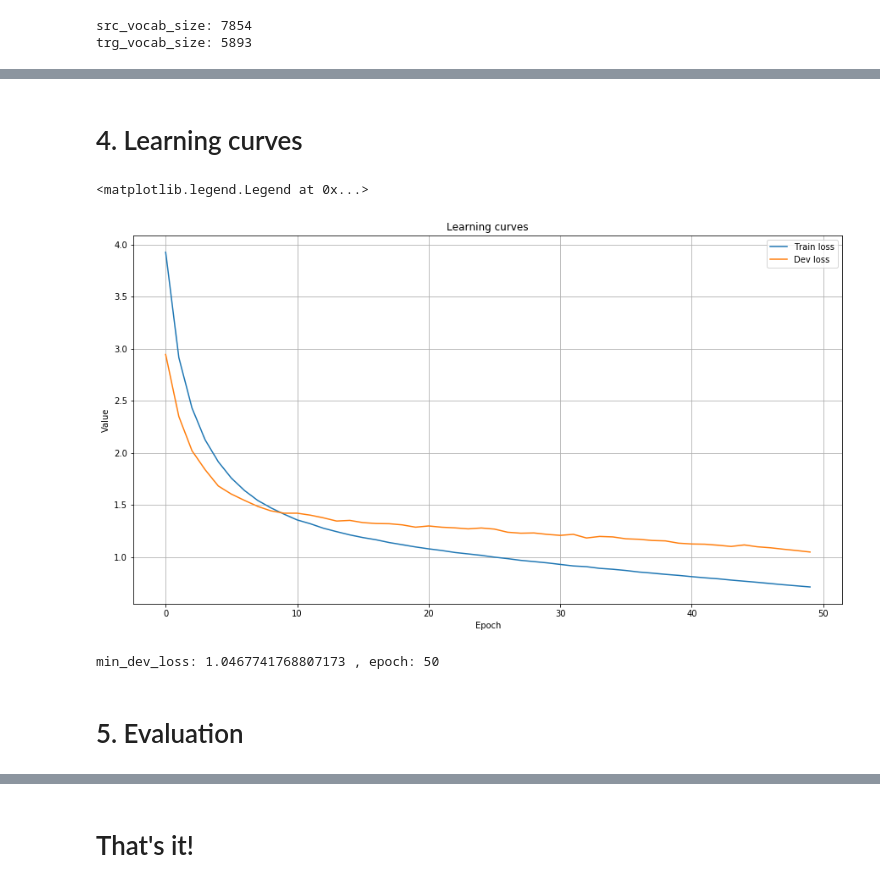
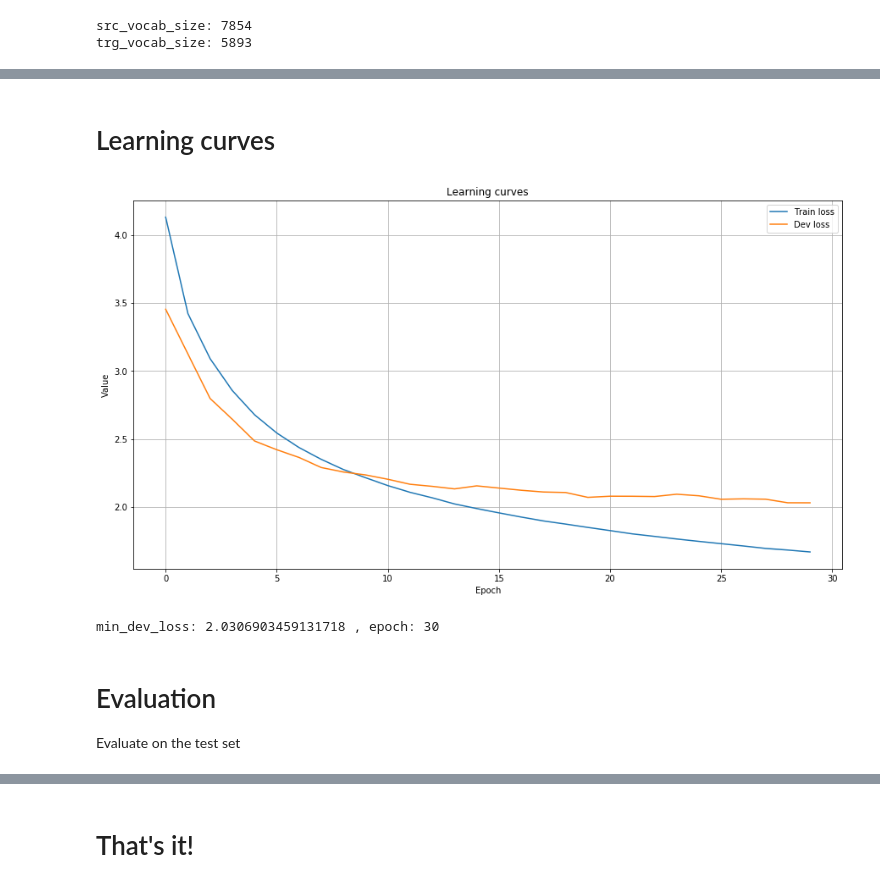
Before and after one commit to omargup/pytorch_tutorials, a Jupyter notebook: tutorials/nmt_transformer_multik30.ipynb, the cells around one changed output, grey strips where cells are left out. Drawn from its saved outputs; the diff is of its cells as text; code cells hidden in the pictures.

```diff
--- a/tutorials/nmt_transformer_multik30.ipynb
+++ b/tutorials/nmt_transformer_multik30.ipynb
@@ -184,22 +191,22 @@ def evaluate(model: nn.Module,
              iterator: BucketIterator,
              criterion: nn.Module):
 
-    model.eval() # Turn on the evaluation mode
+    model.eval()
 
     loss_sum = 0
 
     with torch.no_grad():
         for i, batch in enumerate(iterator):
-            src = batch.src
-            trg = batch.trg
-                #src: [src_len, batch_size]
-                #trg: [trg_len, batch_size]
+            src = batch.src.to(device)
+            trg = batch.trg.to(device)
+            #>>src: [src_len, batch_size]
+            #>>trg: [trg_len, batch_size]
 
             src = src.to(device)
             trg = trg.to(device)
 
-            output = model(src = src[:,:], trg = trg[:-1,:])
-                #output: [trg_len-1, batch_size, trg_vocab_size]
+            output = model(src = src, trg = trg[:-1,:])
+            #>>output: [trg_len-1, batch_size, trg_vocab_size]
 
             loss =  criterion(output.view(-1, output.shape[2]), trg[1:,:].view(-1))
 
@@ -283,17 +264,17 @@ def epoch_time(start_time: int, end_time: int):
 tutorial_name = 'nmt_transformer_multik30'
 
 BATCH_SIZE = 32
-NUM_EPOCHS = 50
+NUM_EPOCHS = 30
 
 LR = 0.001
 CLIP_VALUE = 1
 
-D_MODEL = 100       #in the original paper 512
+D_MODEL = 128       #in the original paper 512
 NUM_HEADS = 2       #in the original paper 8
 NUM_ENC_LAYERS = 2  #in the original paper 6
 NUM_DEC_LAYERS = 2  #in the original paper 6
-FFN_SIZE = 512      #in the original paper 2048
-DROPOUT_PROB = 0.1  #in the original paper 0.1
+FFN_SIZE = 1024     #in the original paper 2048
+DROPOUT_PROB = 0.2  #in the original paper 0.1
 # %%
 # Device configuration
 device = 'cuda' if torch.cuda.is_available() else 'cpu'
@@ -403,8 +398,7 @@ optimizer = optim.Adam(params = model.parameters(), lr = LR)
 # Training loop
 print('\nTraining:')
 
-train_loss_history = []
-dev_loss_history = []
+history = {"train": {"loss": [], "acc": []}, "dev": {"loss": [], "acc": []}}
 best_dev_loss = float('inf')
 
 for epoch in range(NUM_EPOCHS):
@@ -421,21 +415,19 @@ for epoch in range(NUM_EPOCHS):
                         iterator = dev_iterator,
                         criterion =  criterion)
 
-    train_loss_history.append(train_loss)
-    dev_loss_history.append(dev_loss)
+    history["train"]["loss"].append(train_loss)
+    history["dev"]["loss"].append(dev_loss)
 
     end_time = time.time()
     epoch_mins, epoch_secs = epoch_time(start_time, end_time)
 
     if dev_loss < best_dev_loss:
         best_dev_loss = dev_loss
-        torch.save(model.state_dict(), 'saved_models/'+tutorial_name+'.pt')
+        torch.save(model.state_dict(), '../saved_models/'+tutorial_name+'.pt')
 
     #if epoch+1 == 1 or (epoch+1) % 10 == 0:
     print('-' * 80)
-    print(f'Epoch: {epoch+1:03} | Time: {epoch_mins}m {epoch_secs}s')
-    print(f'\tTrain loss: {train_loss:.4f} | Train PPL: {math.exp(train_loss):7.4f}')
-    print(f'\tDev loss:   {dev_loss:.4f} | Dev PPL:   {math.exp(dev_loss):7.4f}')
+    print(f'Epoch: {epoch+1:03} | Time: {epoch_mins}m {epoch_secs}s | Train loss: {train_loss:.4f} | Dev loss: {dev_loss:.4f}')
 # %% [output]
 Training:
 --------------------------------------------------------------------------------
@@ -457,24 +449,26 @@ Epoch: 050 | Time: 0m 22s
 # %% [markdown]
-# 4. Learning curves
+# Learning curves
 # %%
 plt.figure(figsize=(15,8))
-plt.grid(b=True)
-plt.plot(train_loss_history, label='Train loss')
-plt.plot(dev_loss_history, label='Dev loss')
-plt.title('Learning curves')
+plt.plot(history["train"]["loss"], label='Train loss')
+plt.plot(history["dev"]["loss"], label='Dev loss')
 plt.ylabel('Value')
 plt.xlabel('Epoch')
+plt.title('Learning curves')
+plt.grid(b=True)
 plt.legend()
+plt.show()
 # %% [output]
-<matplotlib.legend.Legend at 0x...>
-[figure, old version]
+[figure, new version]
 # %%
 # Best dev loss
-min_dev_loss = min(dev_loss_history)
-epoch = np.argmin(dev_loss_history)+1
+min_dev_loss = min(history["dev"]["loss"])
+epoch = np.argmin(history["dev"]["loss"])+1
 print(f'min_dev_loss: {min_dev_loss} , epoch: {epoch}')
 # %% [output]
-min_dev_loss: 1.0467741768807173 , epoch: 50
+min_dev_loss: 2.0306903459131718 , epoch: 30
-# %% [markdown]
-# 5. Evaluation
+# %% [markdown]
+# Evaluation
+
+Evaluate on the test set
 # %%
```
Also changed, not shown: parts of 22 cells of this notebook.
